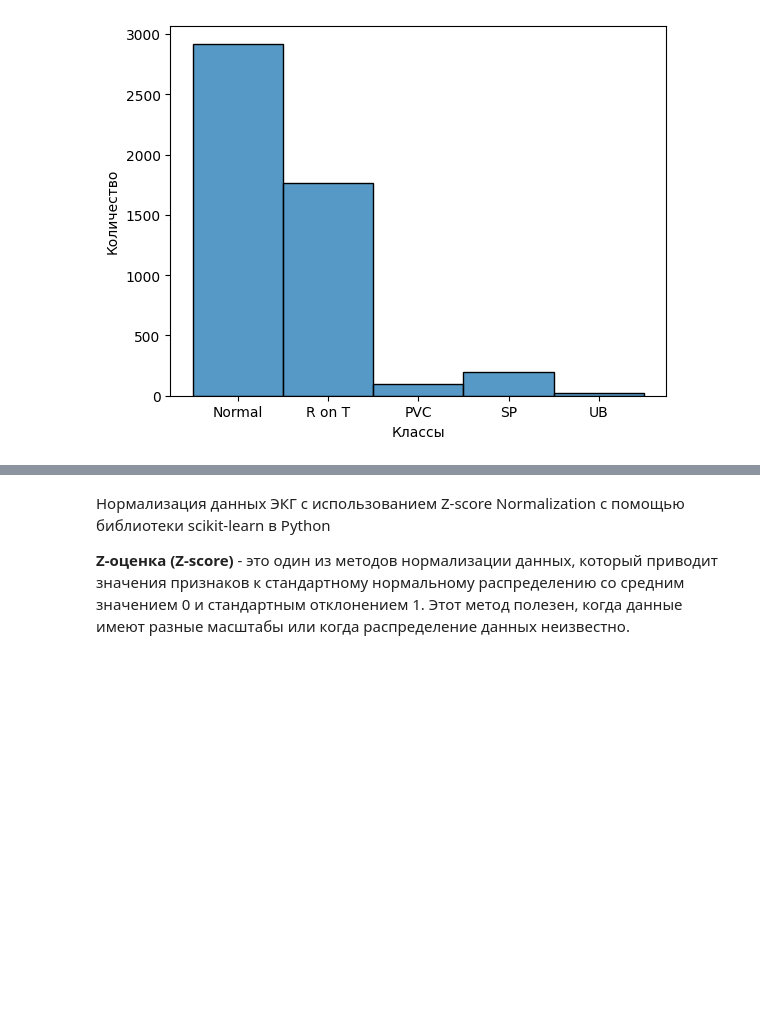
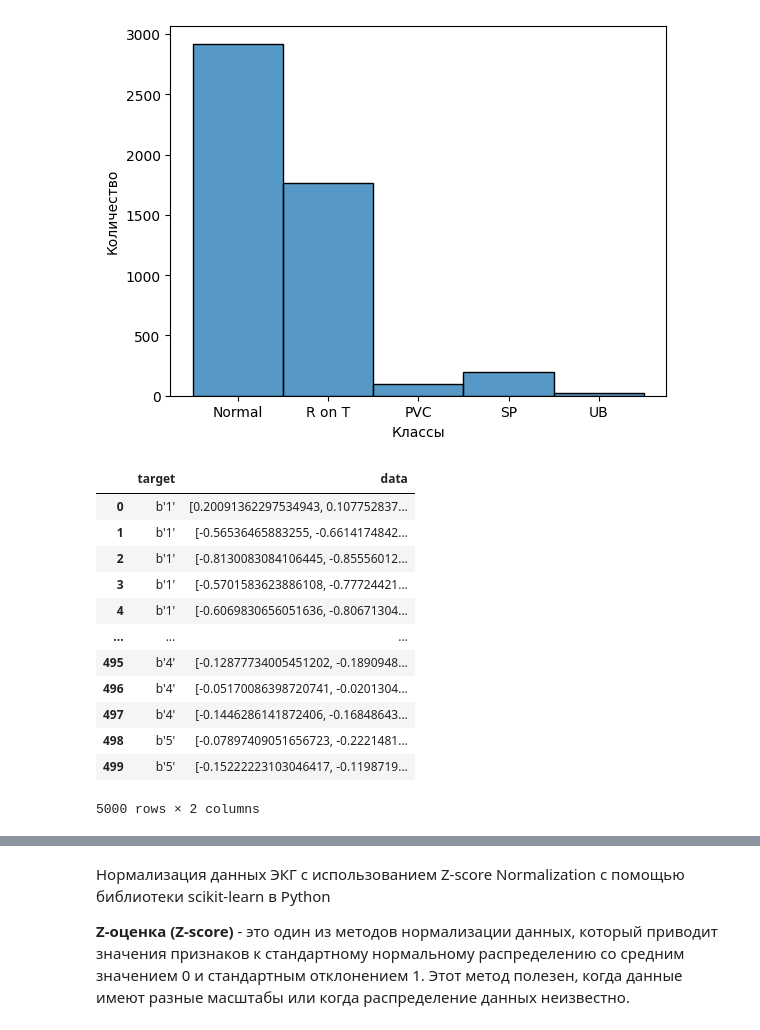
Before and after one commit to GoreevArtem/ecg, a Jupyter notebook: ECG 5000.ipynb, the cells around one changed output, grey strips where cells are left out. Drawn from its saved outputs; the diff is of its cells as text; code cells hidden in the pictures; blank space fills up the shorter version.

```diff
--- a/ECG 5000.ipynb
+++ b/ECG 5000.ipynb
@@ -61,8 +61,23 @@ Text(0.5, 0, 'Классы')
 # %%
 from numpy import float32
 from pandas import DataFrame, Series
 
 df = DataFrame()
 
 df["target"] = dataset["target"]
 df["data"] = dataset.iloc[:, 25:110].values.astype(float32).tolist()
+df
+# %% [output]
+|  | target | data |
+| 0 | b'1' | [0.20091362297534943, 0.107752837... |
+| 1 | b'1' | [-0.56536465883255, -0.6614174842... |
+| 2 | b'1' | [-0.8130083084106445, -0.85556012... |
+| 3 | b'1' | [-0.5701583623886108, -0.77724421... |
+| 4 | b'1' | [-0.6069830656051636, -0.80671304... |
+| ... | ... | ... |
+| 495 | b'4' | [-0.12877734005451202, -0.1890948... |
+| 496 | b'4' | [-0.05170086398720741, -0.0201304... |
+| 497 | b'4' | [-0.1446286141872406, -0.16848643... |
+| 498 | b'5' | [-0.07897409051656723, -0.2221481... |
+| 499 | b'5' | [-0.15222223103046417, -0.1198719... |
+5000 rows × 2 columns
```
Also changed, not shown: parts of 9 cells of this notebook, 2 other files.
